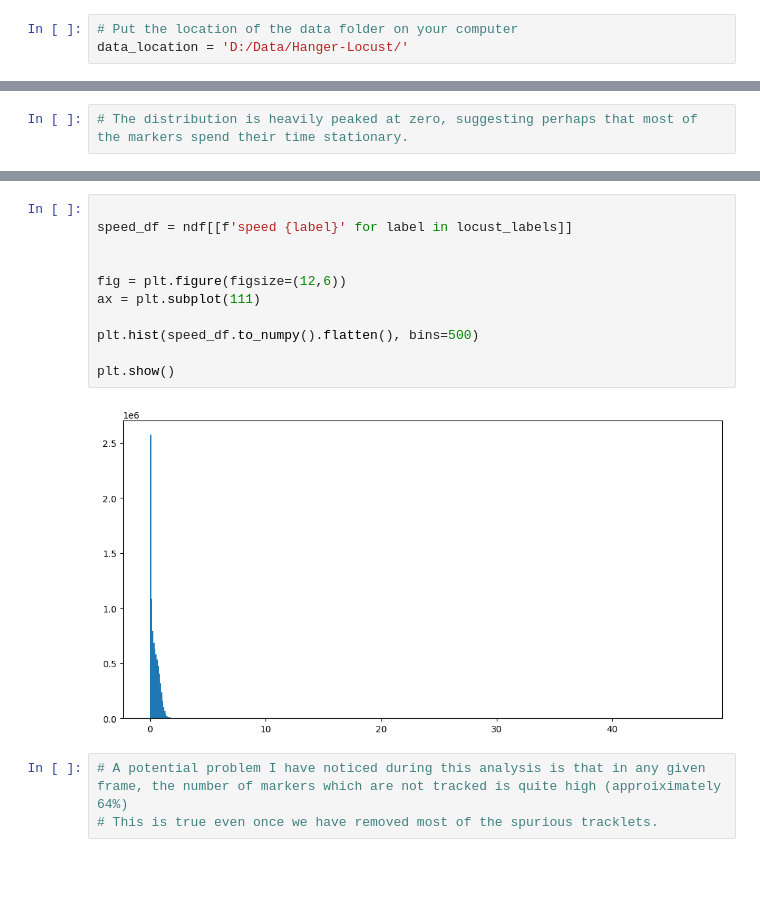
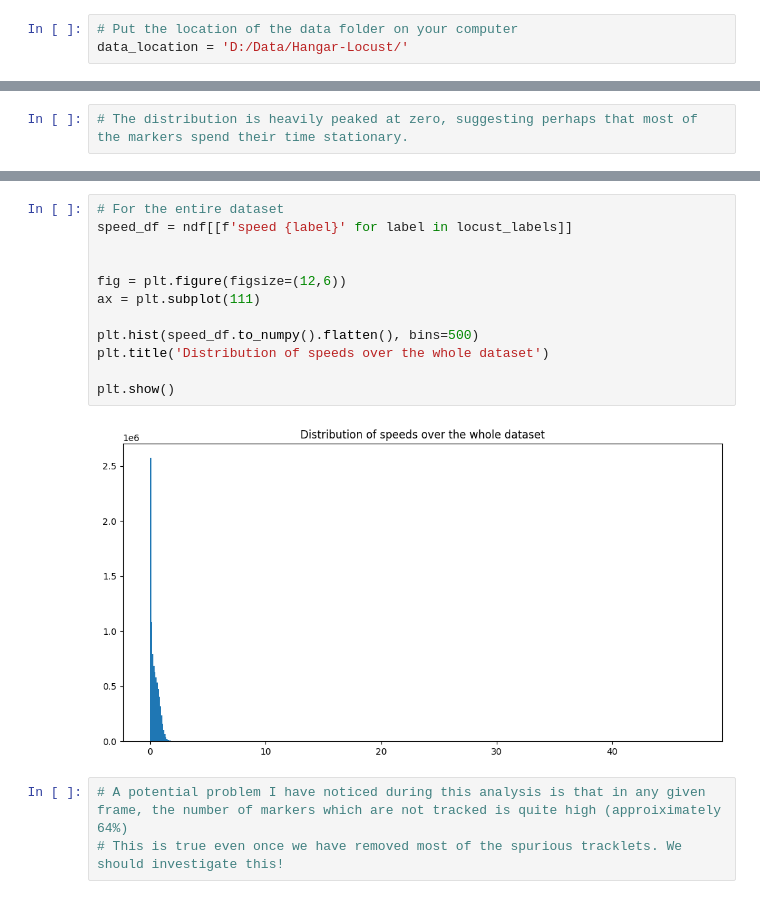
Before and after one commit to Mark-Bugden/Locust-Physics, a Jupyter notebook: Data_exploration.ipynb, the cells around one changed output, grey strips where cells are left out. Drawn from its saved outputs; the diff is of its cells as text; blank space fills up the shorter version.

```diff
--- a/Data_exploration.ipynb
+++ b/Data_exploration.ipynb
@@ -18,7 +18,7 @@ import warnings
 warnings.filterwarnings('ignore')
 # %%
 # Put the location of the data folder on your computer
-data_location = 'D:/Data/Hanger-Locust/'
+data_location = 'D:/Data/Hangar-Locust/'
 # %%
 # Reads the .tsv file as a pandas DataFrame. We skip the first 11 rows because that is the metadata at the start, and we choose the Time column to be our index column.
 df = pd.read_csv(data_location + '2K-locust_14112022/200_locust_11142022_0002.tsv', sep='\t', skiprows=11, index_col='Time')
@@ -396,16 +399,17 @@ plt.show()
 # %%
-
+# For the entire dataset
 speed_df = ndf[[f'speed {label}' for label in locust_labels]]
 
 
 fig = plt.figure(figsize=(12,6))
 ax = plt.subplot(111)
 
 plt.hist(speed_df.to_numpy().flatten(), bins=500)
+plt.title('Distribution of speeds over the whole dataset')
 
 plt.show()
 # %% [output]
-[figure, old version]
+[figure, new version]
 # %%
 # A potential problem I have noticed during this analysis is that in any given frame, the number of markers which are not tracked is quite high (approiximately 64%)
-# This is true even once we have removed most of the spurious tracklets.
+# This is true even once we have removed most of the spurious tracklets. We should investigate this!
```
Also changed, not shown: parts of 14 cells of this notebook.
